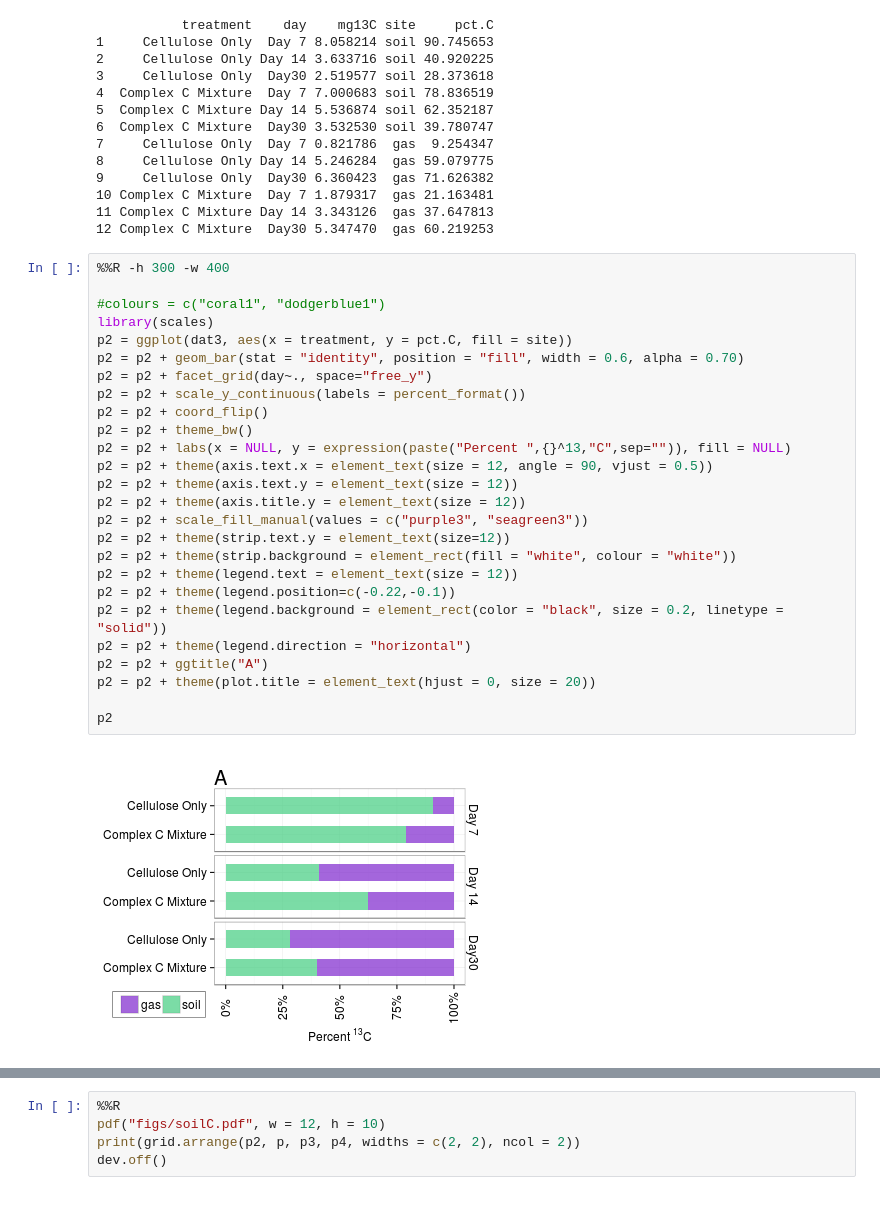
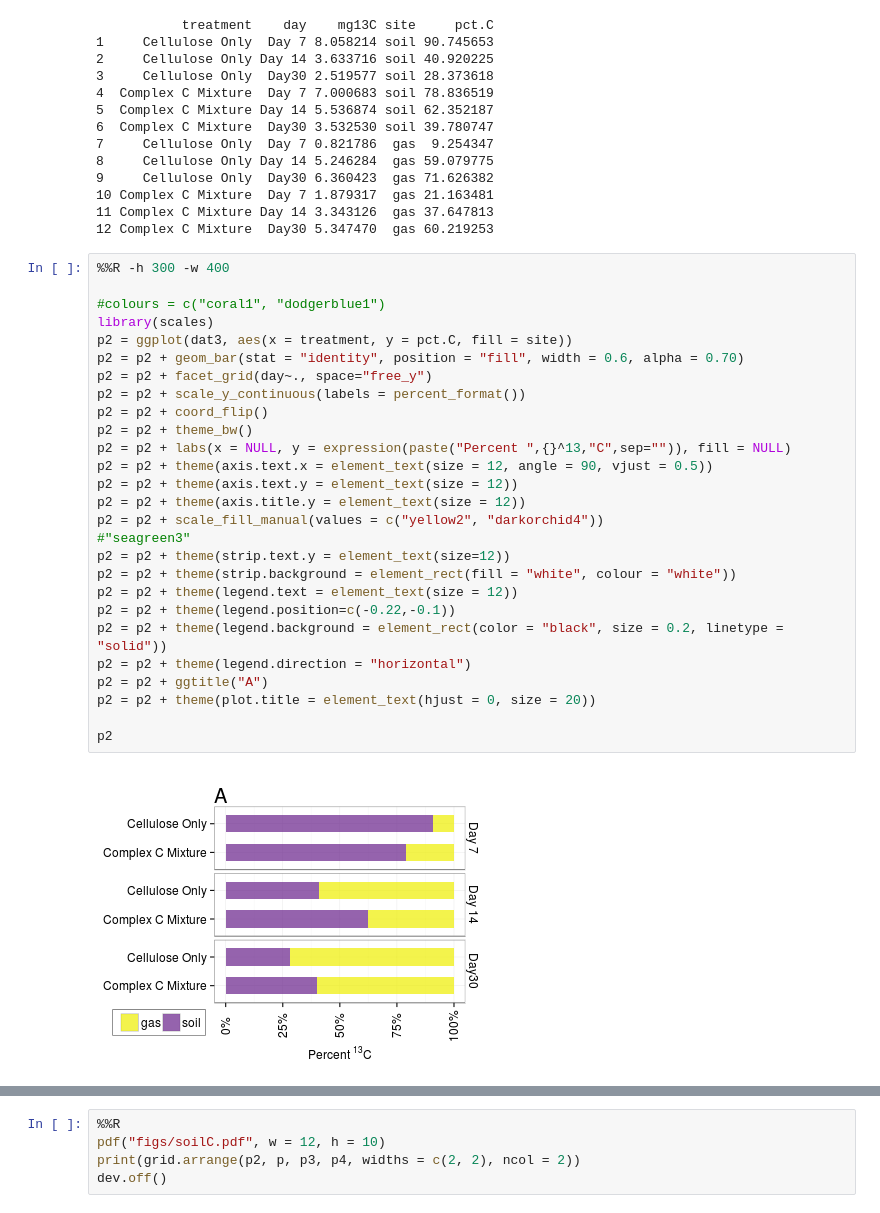
Before and after one commit to acampbellina/single_substrate, a Jupyter notebook: soil_Ccontent.ipynb, the cells around one changed output, grey strips where cells are left out. Cells and saved outputs as stored; diff of their text form.

```diff
--- a/soil_Ccontent.ipynb
+++ b/soil_Ccontent.ipynb
@@ -361,31 +361,32 @@ dat3
 # %%
 %%R -h 300 -w 400
 
 #colours = c("coral1", "dodgerblue1")
 library(scales)
 p2 = ggplot(dat3, aes(x = treatment, y = pct.C, fill = site))
 p2 = p2 + geom_bar(stat = "identity", position = "fill", width = 0.6, alpha = 0.70)
 p2 = p2 + facet_grid(day~., space="free_y")
 p2 = p2 + scale_y_continuous(labels = percent_format())
 p2 = p2 + coord_flip()
 p2 = p2 + theme_bw()
 p2 = p2 + labs(x = NULL, y = expression(paste("Percent ",{}^13,"C",sep="")), fill = NULL)
 p2 = p2 + theme(axis.text.x = element_text(size = 12, angle = 90, vjust = 0.5))
 p2 = p2 + theme(axis.text.y = element_text(size = 12))
 p2 = p2 + theme(axis.title.y = element_text(size = 12))
-p2 = p2 + scale_fill_manual(values = c("purple3", "seagreen3"))
+p2 = p2 + scale_fill_manual(values = c("yellow2", "darkorchid4"))
+#"seagreen3"
 p2 = p2 + theme(strip.text.y = element_text(size=12))
 p2 = p2 + theme(strip.background = element_rect(fill = "white", colour = "white"))
 p2 = p2 + theme(legend.text = element_text(size = 12))
 p2 = p2 + theme(legend.position=c(-0.22,-0.1))
 p2 = p2 + theme(legend.background = element_rect(color = "black", size = 0.2, linetype = "solid"))
 p2 = p2 + theme(legend.direction = "horizontal")
 p2 = p2 + ggtitle("A")
 p2 = p2 + theme(plot.title = element_text(hjust = 0, size = 20))
 
 p2
 # %% [output]
-[figure, old version]
+[figure, new version]
 # %%
 %%R -w 800 -h 800
 
```
Also changed, not shown: parts of 5 cells of this notebook, 5 other files.
